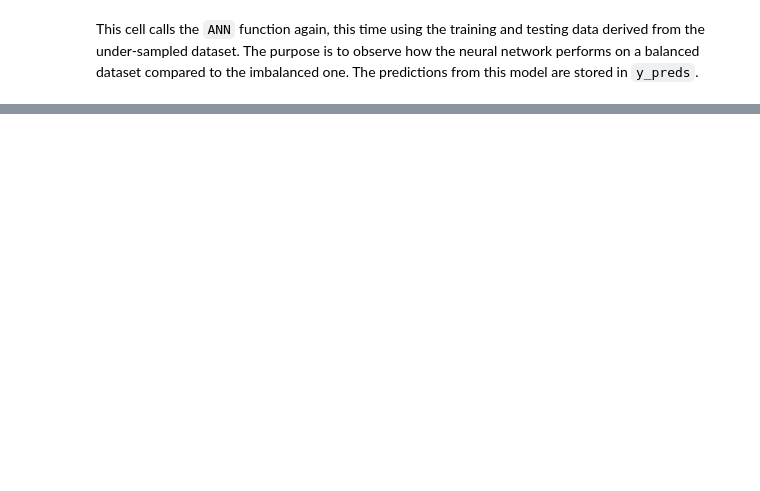
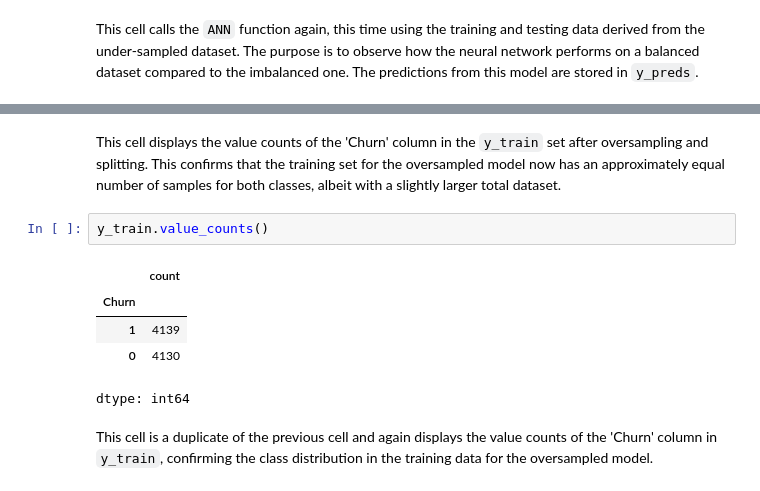
Before and after one commit to Faisalmalik01/deeplearning, a Jupyter notebook: Handling_imbalanced_dataset.ipynb, the cells around one changed output, grey strips where cells are left out. Drawn from its saved outputs; the diff is of its cells as text; blank space fills up the shorter version.

```diff
--- a/Handling_imbalanced_dataset.ipynb
+++ b/Handling_imbalanced_dataset.ipynb
@@ -700,0 +753,12 @@ This cell calls the `ANN` function again, this time using the training and testi
+# %% [markdown]
+This cell displays the value counts of the 'Churn' column in the `y_train` set after oversampling and splitting. This confirms that the training set for the oversampled model now has an approximately equal number of samples for both classes, albeit with a slightly larger total dataset.
+# %%
+y_train.value_counts()
+# %% [output]
+|  | count |
+| Churn |  |
+| 1 | 4139 |
+| 0 | 4130 |
+dtype: int64
+# %% [markdown]
+This cell is a duplicate of the previous cell and again displays the value counts of the 'Churn' column in `y_train`, confirming the class distribution in the training data for the oversampled model.
```
Also changed, not shown: parts of 36 cells of this notebook.
